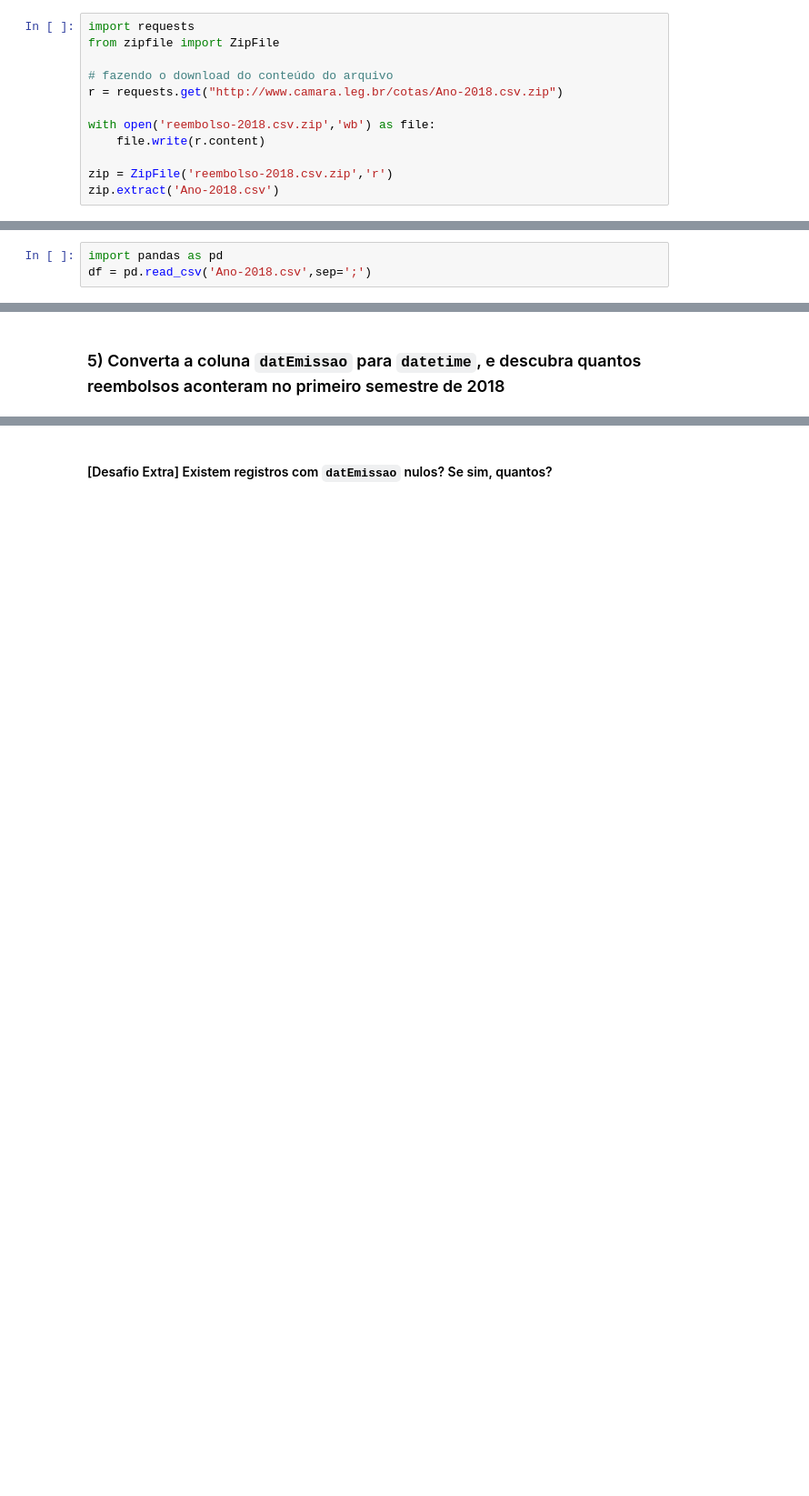
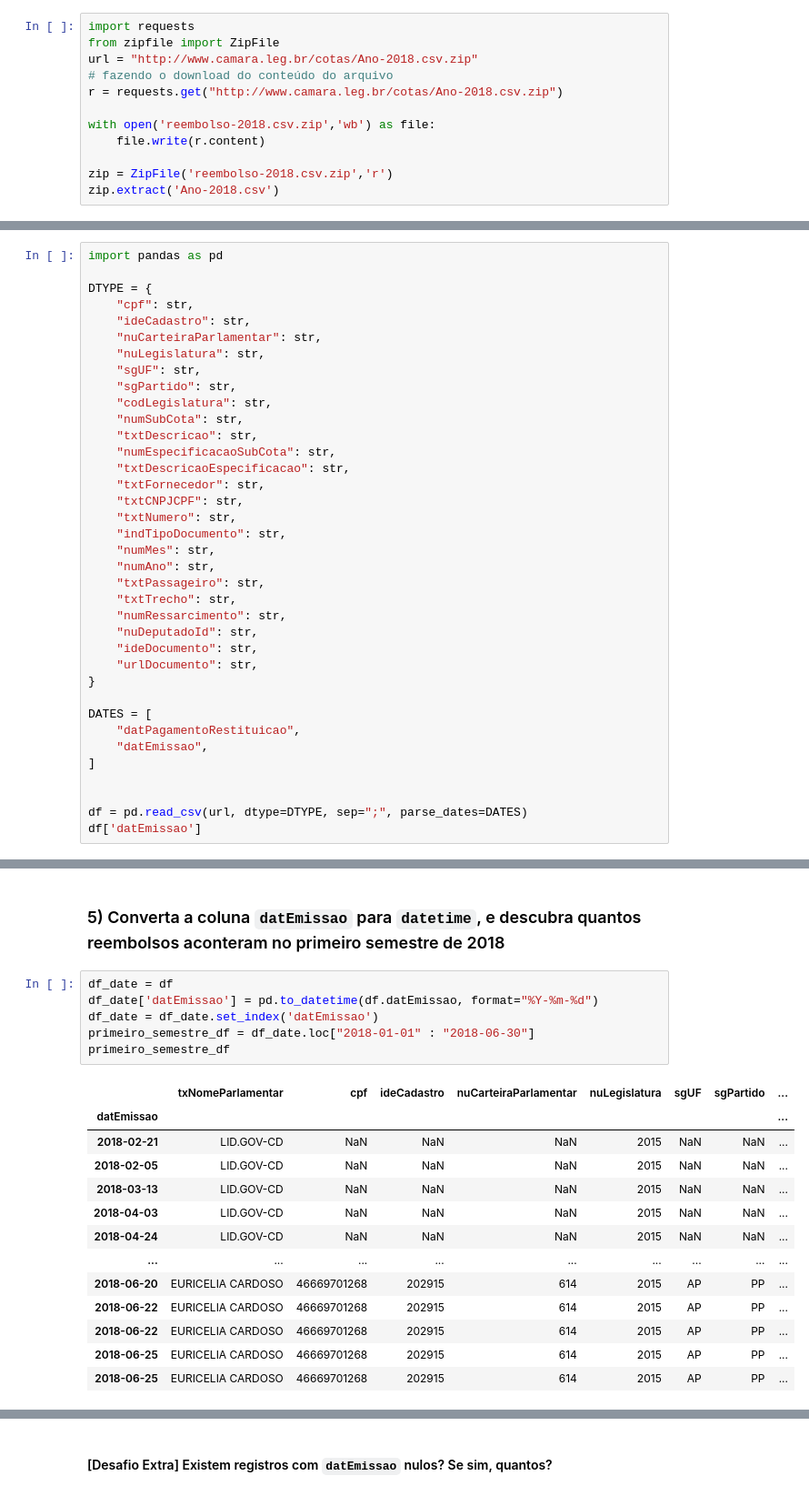
Before and after one commit to artpedro/python-inovacao-civica, a Jupyter notebook: semana_3/desafio/desafio.ipynb, the cells around one changed output, grey strips where cells are left out. Shown at 91% size. Saved outputs shown, nothing was run; the diff lists cells and outputs as text; blank space fills up the shorter version.

```diff
--- a/semana_3/desafio/desafio.ipynb
+++ b/semana_3/desafio/desafio.ipynb
@@ -7,7 +7,7 @@ Tente se desafiar um pouco fazendo os desafios extras. Qualquer dúvida, é só
 # %%
 import requests
 from zipfile import ZipFile
-
+url = "http://www.camara.leg.br/cotas/Ano-2018.csv.zip"
 # fazendo o download do conteúdo do arquivo
 r = requests.get("http://www.camara.leg.br/cotas/Ano-2018.csv.zip")
 
@@ -22,4 +22,38 @@ zip.extract('Ano-2018.csv')
 ### 2) Leia o Arquivo csv
 # %%
 import pandas as pd
-df = pd.read_csv('Ano-2018.csv',sep=';')
+
+DTYPE = {
+    "cpf": str,
+    "ideCadastro": str,
+    "nuCarteiraParlamentar": str,
+    "nuLegislatura": str,
+    "sgUF": str,
+    "sgPartido": str,
+    "codLegislatura": str,
+    "numSubCota": str,
+    "txtDescricao": str,
+    "numEspecificacaoSubCota": str,
+    "txtDescricaoEspecificacao": str,
+    "txtFornecedor": str,
+    "txtCNPJCPF": str,
+    "txtNumero": str,
+    "indTipoDocumento": str,
+    "numMes": str,
+    "numAno": str,
+    "txtPassageiro": str,
+    "txtTrecho": str,
+    "numRessarcimento": str,
+    "nuDeputadoId": str,
+    "ideDocumento": str,
+    "urlDocumento": str,
+}
+
+DATES = [
+    "datPagamentoRestituicao",
+    "datEmissao",
+]
+
+
+df = pd.read_csv(url, dtype=DTYPE, sep=";", parse_dates=DATES)
+df['datEmissao']
@@ -47,2 +97,22 @@ df[df.ideDocumento.isnull]
 # %% [markdown]
 ### 5) Converta a coluna `datEmissao` para `datetime`, e descubra quantos reembolsos aconteram no primeiro semestre de 2018
+# %%
+df_date = df
+df_date['datEmissao'] = pd.to_datetime(df.datEmissao, format="%Y-%m-%d")
+df_date = df_date.set_index('datEmissao')
+primeiro_semestre_df = df_date.loc["2018-01-01" : "2018-06-30"]
+primeiro_semestre_df
+# %% [output]
+|  | txNomeParlamentar | cpf | ideCadastro | nuCarteiraParlamentar | nuLegislatura | sgUF | sgPartido | ... |
+| datEmissao |  |  |  |  |  |  |  | ... |
+| 2018-02-21 | LID.GOV-CD | NaN | NaN | NaN | 2015 | NaN | NaN | ... |
+| 2018-02-05 | LID.GOV-CD | NaN | NaN | NaN | 2015 | NaN | NaN | ... |
+| 2018-03-13 | LID.GOV-CD | NaN | NaN | NaN | 2015 | NaN | NaN | ... |
+| 2018-04-03 | LID.GOV-CD | NaN | NaN | NaN | 2015 | NaN | NaN | ... |
+| 2018-04-24 | LID.GOV-CD | NaN | NaN | NaN | 2015 | NaN | NaN | ... |
+| ... | ... | ... | ... | ... | ... | ... | ... | ... |
+| 2018-06-20 | EURICELIA CARDOSO | 46669701268 | 202915 | 614 | 2015 | AP | PP | ... |
+| 2018-06-22 | EURICELIA CARDOSO | 46669701268 | 202915 | 614 | 2015 | AP | PP | ... |
+| 2018-06-22 | EURICELIA CARDOSO | 46669701268 | 202915 | 614 | 2015 | AP | PP | ... |
+| 2018-06-25 | EURICELIA CARDOSO | 46669701268 | 202915 | 614 | 2015 | AP | PP | ... |
+| 2018-06-25 | EURICELIA CARDOSO | 46669701268 | 202915 | 614 | 2015 | AP | PP | ... |
```
Also changed, not shown: parts of 12 cells of this notebook.
